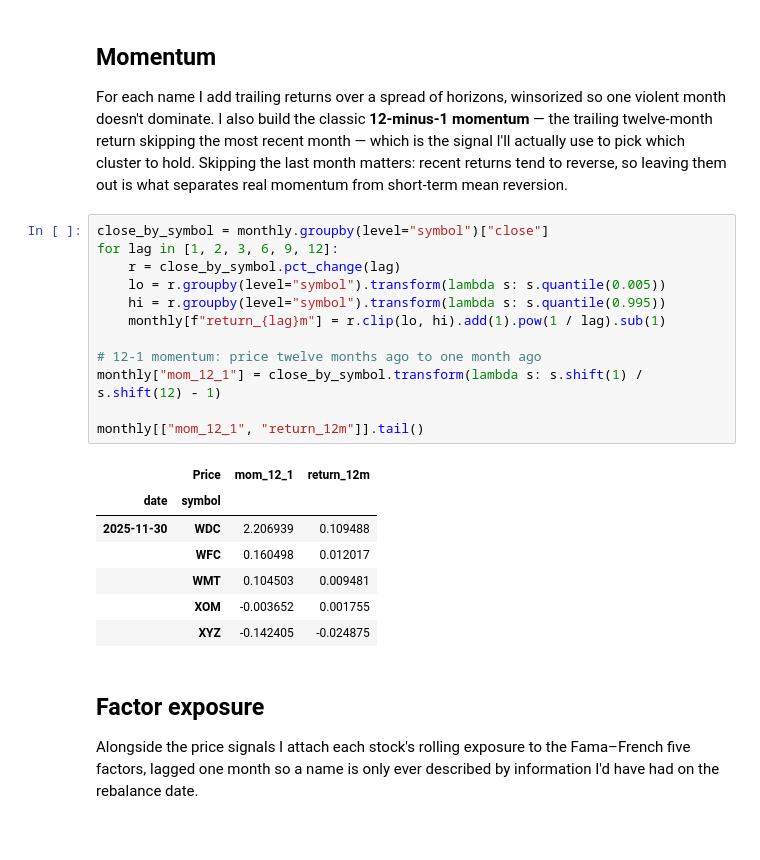
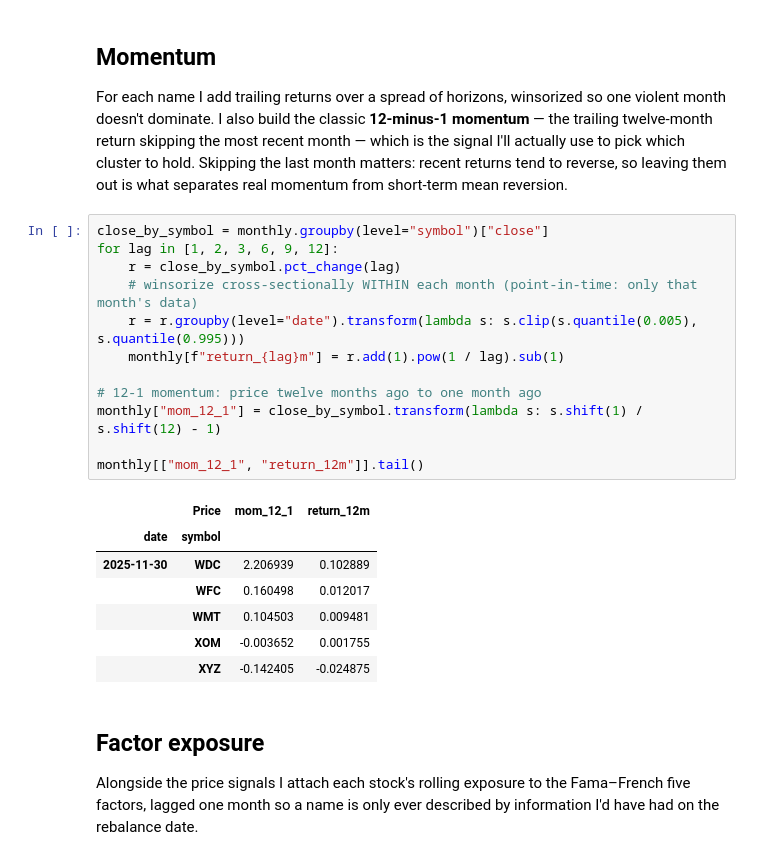
Before and after one commit to saeedmohseni97/sp500-kmeans-portfolio-optimization, a Jupyter notebook: Unsupervised_Trading_Strategy.ipynb, the cells around one changed output. Cells and saved outputs as stored; diff of their text form.

```diff
--- a/Unsupervised_Trading_Strategy.ipynb
+++ b/Unsupervised_Trading_Strategy.ipynb
@@ -175,19 +182,19 @@ For each name I add trailing returns over a spread of horizons, winsorized so on
 # %%
 close_by_symbol = monthly.groupby(level="symbol")["close"]
 for lag in [1, 2, 3, 6, 9, 12]:
     r = close_by_symbol.pct_change(lag)
-    lo = r.groupby(level="symbol").transform(lambda s: s.quantile(0.005))
-    hi = r.groupby(level="symbol").transform(lambda s: s.quantile(0.995))
-    monthly[f"return_{lag}m"] = r.clip(lo, hi).add(1).pow(1 / lag).sub(1)
+    # winsorize cross-sectionally WITHIN each month (point-in-time: only that month's data)
+    r = r.groupby(level="date").transform(lambda s: s.clip(s.quantile(0.005), s.quantile(0.995)))
+    monthly[f"return_{lag}m"] = r.add(1).pow(1 / lag).sub(1)
 
 # 12-1 momentum: price twelve months ago to one month ago
 monthly["mom_12_1"] = close_by_symbol.transform(lambda s: s.shift(1) / s.shift(12) - 1)
 
 monthly[["mom_12_1", "return_12m"]].tail()
 # %% [output]
 |  | Price | mom_12_1 | return_12m |
 | date | symbol |  |  |
-| 2025-11-30 | WDC | 2.206939 | 0.109488 |
+| 2025-11-30 | WDC | 2.206939 | 0.102889 |
 |  | WFC | 0.160498 | 0.012017 |
 |  | WMT | 0.104503 | 0.009481 |
 |  | XOM | -0.003652 | 0.001755 |
```
Also changed, not shown: parts of 17 cells of this notebook, 3 other files.
